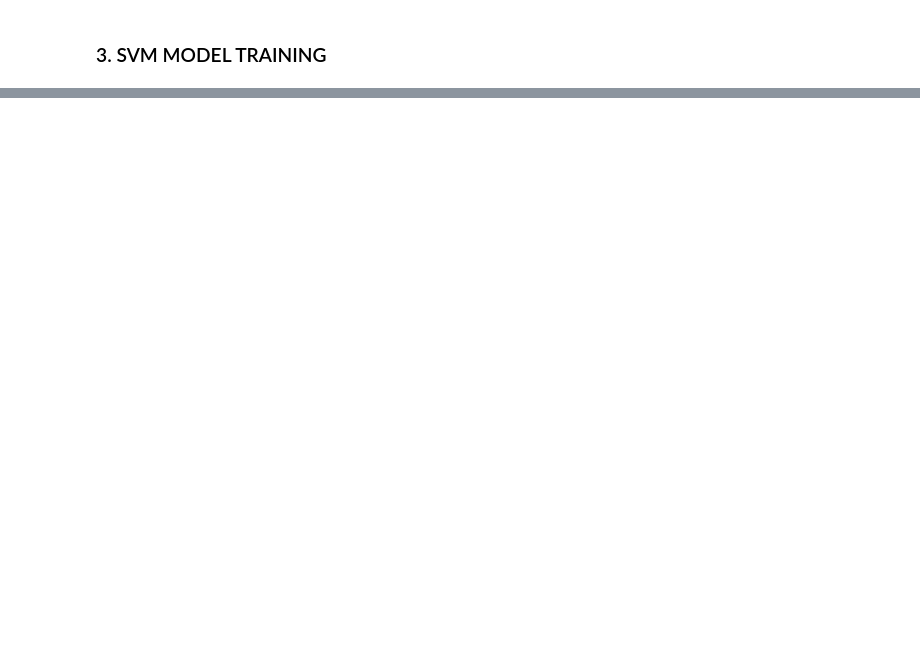
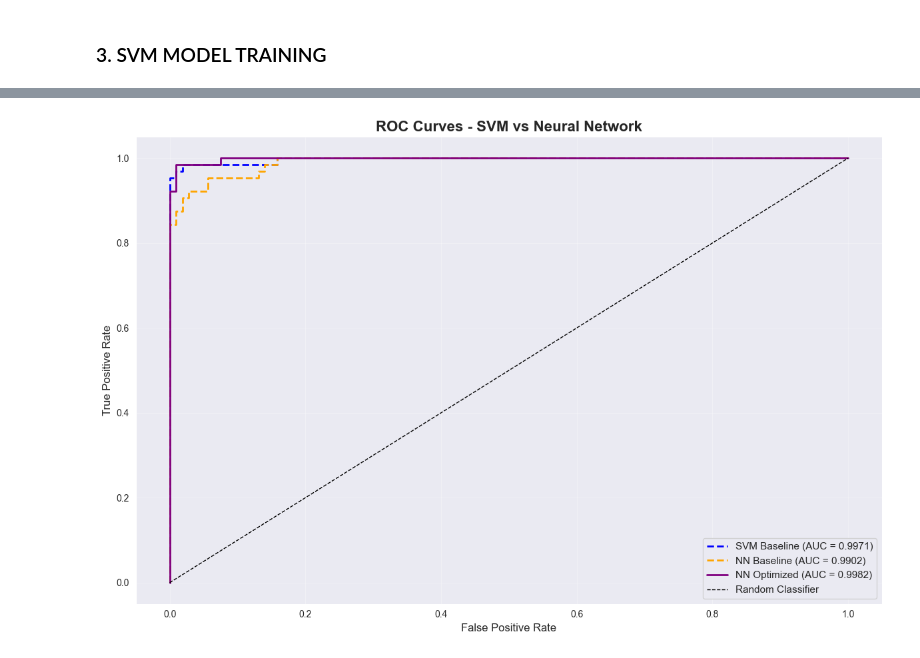
Before and after one commit to FrasapDev/breast_cancer_classifier, a Jupyter notebook: breast_cancer_classifier_and_clustering.ipynb, the cells around one changed output, grey strips where cells are left out. Drawn from its saved outputs; the diff is of its cells as text; code cells hidden in the pictures; blank space fills up the shorter version.

```diff
--- a/breast_cancer_classifier_and_clustering.ipynb
+++ b/breast_cancer_classifier_and_clustering.ipynb
@@ -547,0 +818,39 @@ plt.show()
+# %%
+# Plot 2: ROC Curves - All Models
+plt.figure(figsize=(12, 8))
+
+# SVM Baseline
+fpr_baseline, tpr_baseline, _ = roc_curve(y_test, y_proba_svm_baseline)
+roc_auc_baseline = roc_auc_score(y_test, y_proba_svm_baseline)
+
+# SVM Optimized
+# fpr_best, tpr_best, _ = roc_curve(y_test, y_proba_svm_best)
+# roc_auc_best = roc_auc_score(y_test, y_proba_svm_best)
+
+# NN Baseline
+fpr_mlp_baseline, tpr_mlp_baseline, _ = roc_curve(y_test, y_proba_mlp_baseline)
+roc_auc_mlp_baseline = roc_auc_score(y_test, y_proba_mlp_baseline)
+
+# NN Optimized
+fpr_mlp_best, tpr_mlp_best, _ = roc_curve(y_test, y_proba_mlp_best)
+roc_auc_mlp_best = roc_auc_score(y_test, y_proba_mlp_best)
+
+plt.plot(fpr_baseline, tpr_baseline, label=f'SVM Baseline (AUC = {roc_auc_baseline:.4f})',
+         linewidth=2, color='blue', linestyle='--')
+# plt.plot(fpr_best, tpr_best, label=f'SVM Optimized (AUC = {roc_auc_best:.4f})',
+#          linewidth=2, color='green')
+plt.plot(fpr_mlp_baseline, tpr_mlp_baseline, label=f'NN Baseline (AUC = {roc_auc_mlp_baseline:.4f})',
+         linewidth=2, color='orange', linestyle='--')
+plt.plot(fpr_mlp_best, tpr_mlp_best, label=f'NN Optimized (AUC = {roc_auc_mlp_best:.4f})',
+         linewidth=2, color='purple')
+plt.plot([0, 1], [0, 1], 'k--', label='Random Classifier', linewidth=1)
+
+plt.xlabel('False Positive Rate', fontsize=12)
+plt.ylabel('True Positive Rate', fontsize=12)
+plt.title('ROC Curves - SVM vs Neural Network', fontsize=16, fontweight='bold')
+plt.legend(loc='lower right', fontsize=11)
+plt.grid(alpha=0.3)
+plt.tight_layout()
+plt.show()
+# %% [output]
+[figure, added]
```
Also changed, not shown: parts of 44 cells of this notebook.
